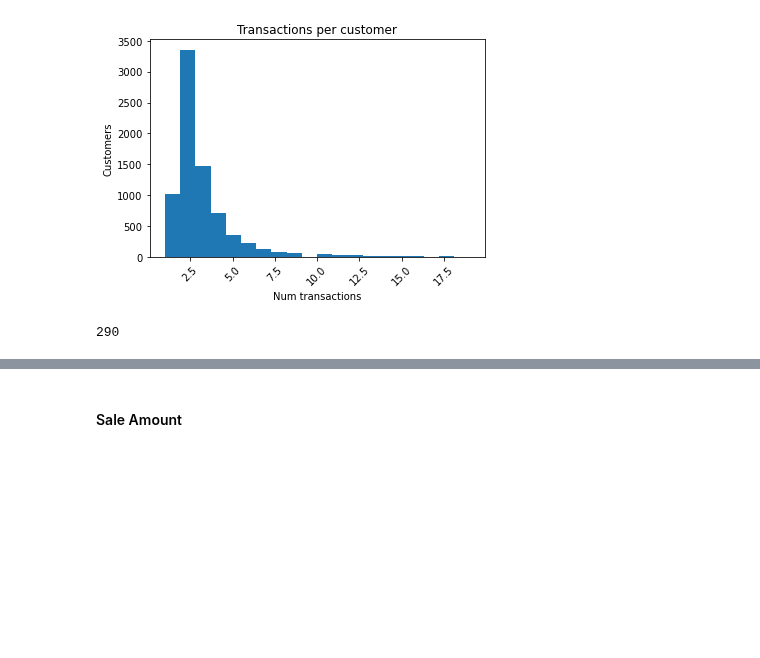
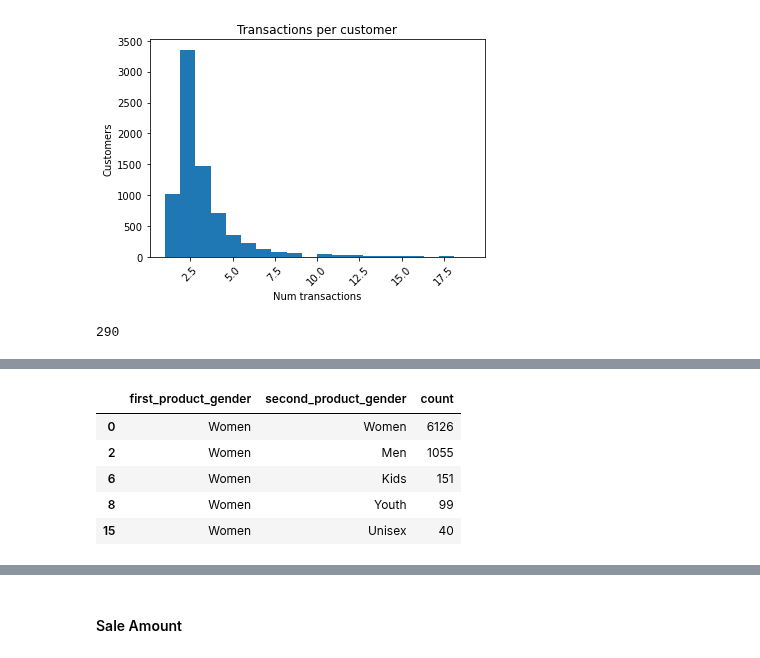
Before and after one commit to jeremypmobley/nonsense, a Jupyter notebook: flagship/flagship_eda.ipynb, the cells around one changed output, grey strips where cells are left out. Drawn from its saved outputs; the diff is of its cells as text; code cells hidden in the pictures; blank space fills up the shorter version.

```diff
--- a/flagship/flagship_eda.ipynb
+++ b/flagship/flagship_eda.ipynb
@@ -386,0 +431,9 @@ toy_dataset_df[toy_dataset_df['hash_customer']==934772523603658765]['transaction
+# %%
+transition_df[transition_df['first_product_gender']=='Women']
+# %% [output]
+|  | first_product_gender | second_product_gender | count |
+| 0 | Women | Women | 6126 |
+| 2 | Women | Men | 1055 |
+| 6 | Women | Kids | 151 |
+| 8 | Women | Youth | 99 |
+| 15 | Women | Unisex | 40 |
```
Also changed, not shown: parts of 22 cells of this notebook, 1 other file.
